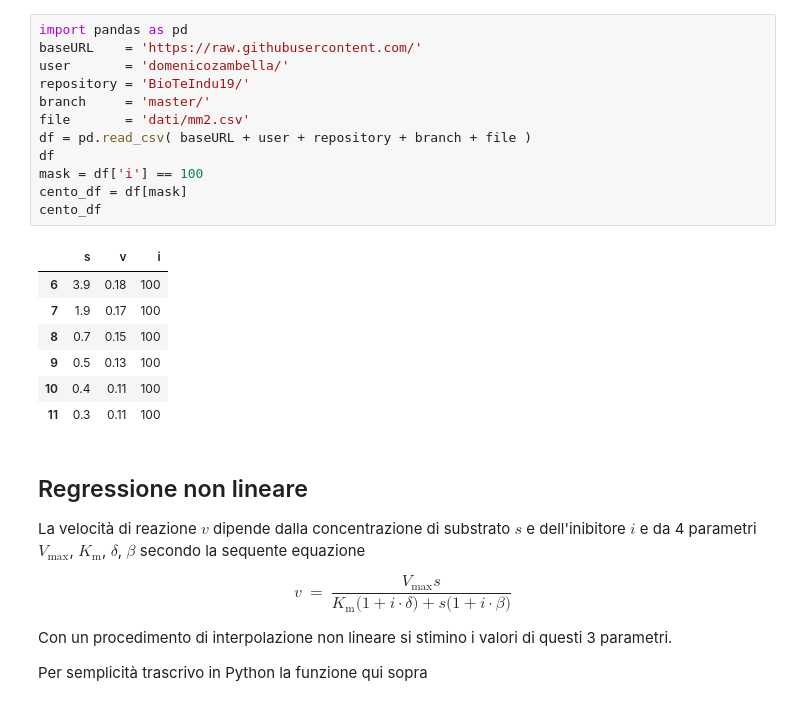
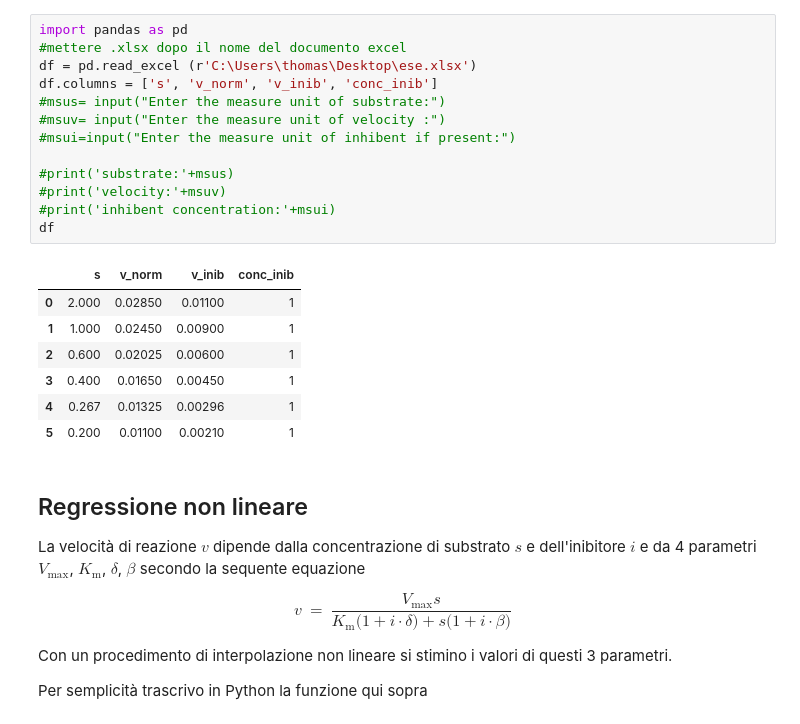
Before and after one commit to ThomasMasoero/primi, a Jupyter notebook: regressione non-lineare.ipynb, the cells around one changed output. Cells and saved outputs as stored; diff of their text form.

```diff
--- a/regressione non-lineare.ipynb
+++ b/regressione non-lineare.ipynb
@@ -1,23 +1,24 @@
-# %%
-import pandas as pd
-baseURL    = 'https://raw.githubusercontent.com/'
-user       = 'domenicozambella/'
-repository = 'BioTeIndu19/'
-branch     = 'master/'
-file       = 'dati/mm2.csv'
-df = pd.read_csv( baseURL + user + repository + branch + file )
-df
-mask = df['i'] == 100
-cento_df = df[mask]
-cento_df
-# %% [output]
-|  | s | v | i |
-| 6 | 3.9 | 0.18 | 100 |
-| 7 | 1.9 | 0.17 | 100 |
-| 8 | 0.7 | 0.15 | 100 |
-| 9 | 0.5 | 0.13 | 100 |
-| 10 | 0.4 | 0.11 | 100 |
-| 11 | 0.3 | 0.11 | 100 |
+# %%
+import pandas as pd
+#mettere .xlsx dopo il nome del documento excel
+df = pd.read_excel (r'C:\Users\thomas\Desktop\ese.xlsx')
+df.columns = ['s', 'v_norm', 'v_inib', 'conc_inib']
+#msus= input("Enter the measure unit of substrate:")
+#msuv= input("Enter the measure unit of velocity :")
+#msui=input("Enter the measure unit of inhibent if present:")
+
+#print('substrate:'+msus)
+#print('velocity:'+msuv)
+#print('inhibent concentration:'+msui)
+df
+# %% [output]
+|  | s | v_norm | v_inib | conc_inib |
+| 0 | 2.000 | 0.02850 | 0.01100 | 1 |
+| 1 | 1.000 | 0.02450 | 0.00900 | 1 |
+| 2 | 0.600 | 0.02025 | 0.00600 | 1 |
+| 3 | 0.400 | 0.01650 | 0.00450 | 1 |
+| 4 | 0.267 | 0.01325 | 0.00296 | 1 |
+| 5 | 0.200 | 0.01100 | 0.00210 | 1 |
 # %% [markdown]
 ## Regressione non lineare
 
```
Also changed, not shown: parts of 16 cells of this notebook.
